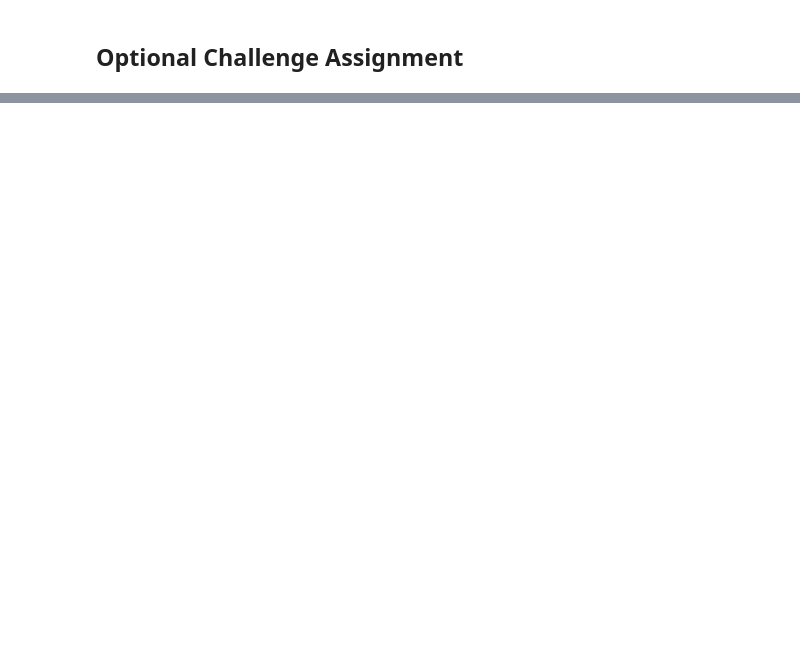
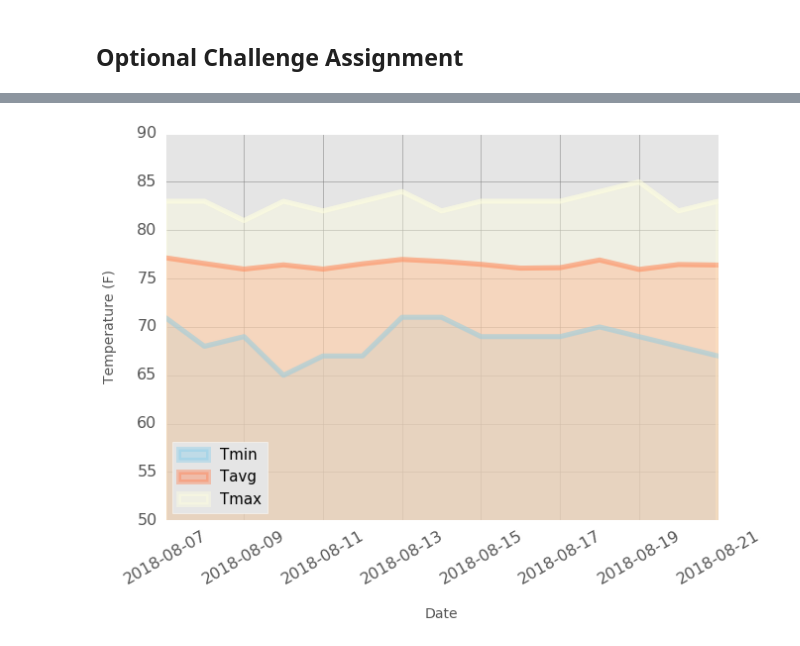
Before and after one commit to junwoo77lee/Advanced_data_storage_and_retrieval, a Jupyter notebook: climate_starter.ipynb, the cells around one changed output, grey strips where cells are left out. Saved outputs shown, nothing was run; the diff lists cells and outputs as text; code cells hidden in the pictures; blank space fills up the shorter version.

```diff
--- a/climate_starter.ipynb
+++ b/climate_starter.ipynb
@@ -196,6 +221,11 @@ print(calc_temps('2012-02-28', '2012-03-05'))
+# %%
+# Extract and unpack the basic stats from the dataframe output
+
+for row in calc_temps_raw_sql('2017-08-07', '2017-08-21').iterrows():
+    Tmin, Tavg, Tmax = row[1]
 # %%
 # Use your previous function `calc_temps` to calculate the tmin, tavg, and tmax
 # for your trip using the previous year's data for those same dates.
 
-print(calc_temps('2017-08-07', '2017-08-22')) # Tmin, Tavg, and Tmax temperature
-Tmin, Tavg, Tmax = np.ravel(calc_temps('2017-08-07', '2017-08-22'))
+# print(calc_temps('2017-08-07', '2017-08-21')) # Tmin, Tavg, and Tmax temperature
+# Tmin, Tavg, Tmax = np.ravel(calc_temps('2017-08-07', '2017-08-21'))
@@ -281,12 +329,16 @@ daily_normals("01-01")
 # %%
-# calculate the daily normals for your trip
-# push each tuple of calculations into a list called `normals`
+# Set the start and end date of the trip
+# Use the start and end date to create a range of dates
+# Strip off the year and save a list of %m-%d strings
 
-# Set the start and end date of the trip
-
-# Use the start and end date to create a range of dates
-
-# Stip off the year and save a list of %m-%d strings
+numdays = 15   # From Aug 07 to Aug 21
+date_list = ["08-0" + str(7 + x)
+             if (7 + x) < 10 else "08-" + str(7 + x)
+             for x in range(numdays)]
 
 # Loop through the list of %m-%d strings and calculate the normals for each date
+# Save the results as a dataframe using pd.concat and list comprehension with the function
+
+df_daily_normals_for_mytrip = pd.concat([daily_normals_raw_sql(date) for date in date_list])
+df_daily_normals_for_mytrip
 # %% [output]
@@ -314,0 +362,17 @@ daily_normals("01-01")
+# %%
+# Plot the daily normals as an area plot with `stacked=False`
+
+fig, ax = plt.subplots(figsize=(10, 7))
+df_daily_normals_for_mytrip.plot(kind='area', stacked=False, ax=ax,
+                                 color=['skyblue', 'coral', 'lightyellow'], alpha=0.4, linewidth=5)
+
+plt.xlabel("Date", fontsize=14, labelpad=20)
+plt.ylabel("Temperature (F)", fontsize=14, labelpad=20)
+plt.ylim([50,90])
+plt.tick_params(labelsize=16,
+                which='both', top=False, left=False, right=False, bottom=False) # Remove all ticks
+plt.xticks(rotation=30)
+plt.legend(fontsize=15, loc="lower left")
+plt.grid(color='grey')
+# %% [output]
+[figure, added]
```
Also changed, not shown: parts of 19 cells of this notebook.
